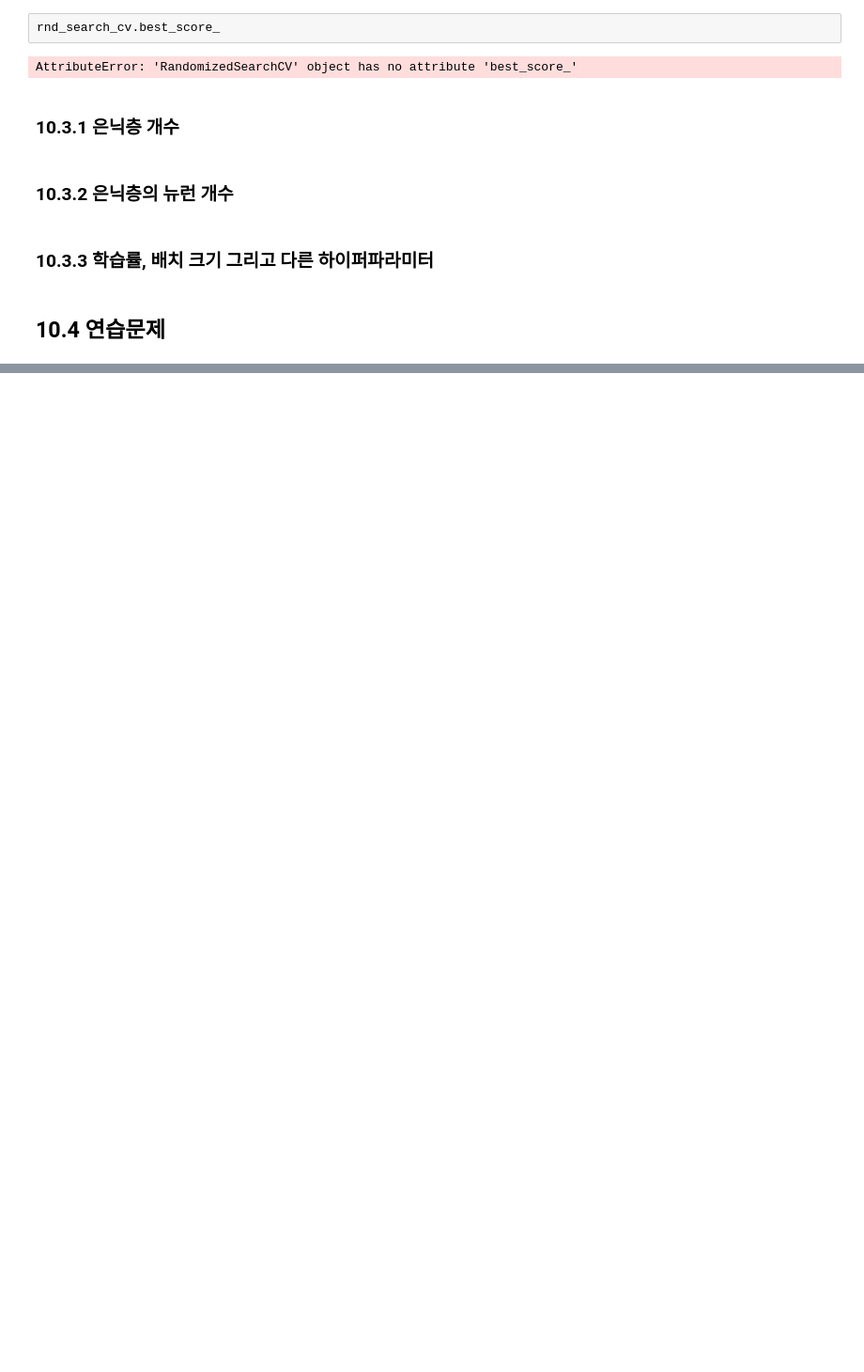
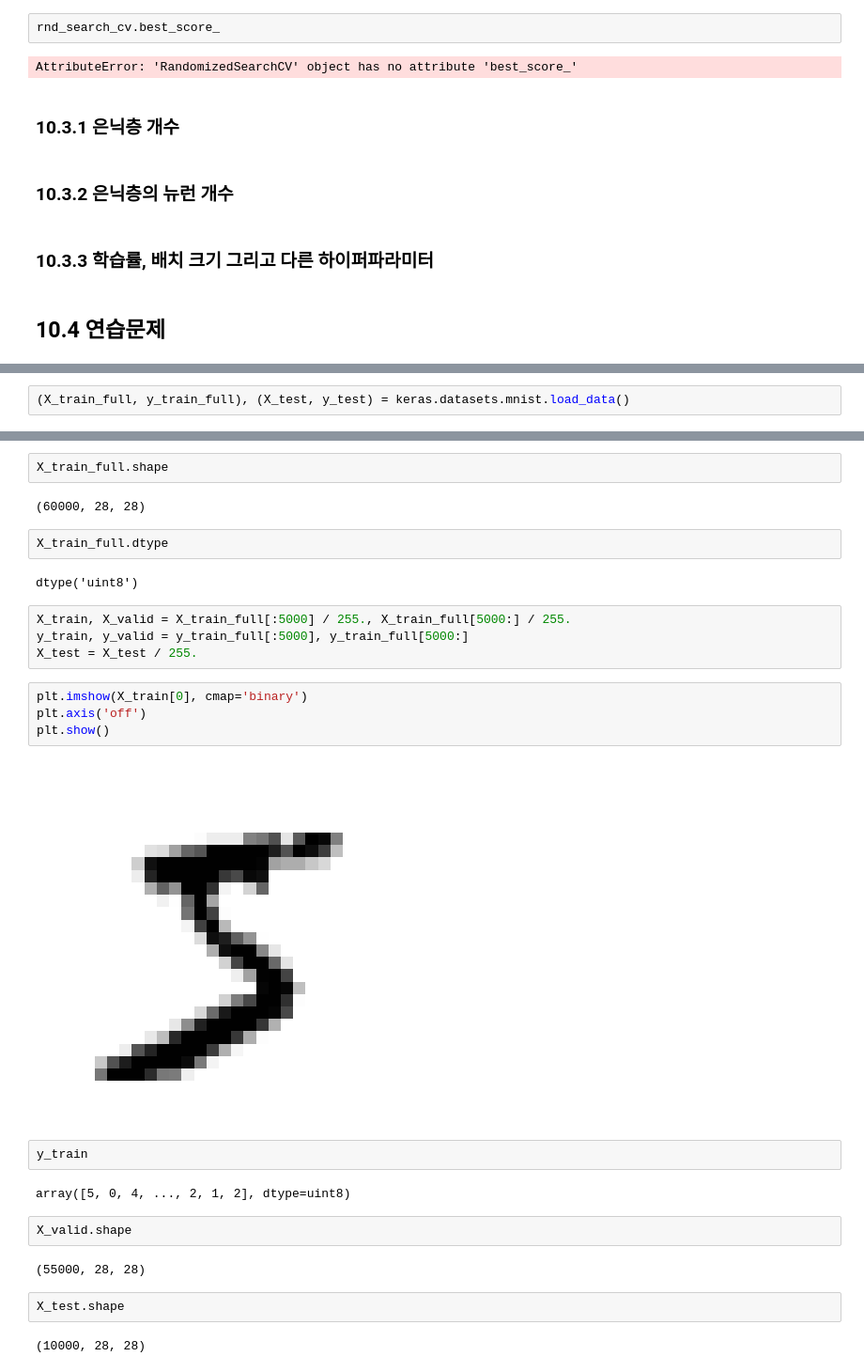
Before and after one commit to oneash98/HandsOnML, a Jupyter notebook: codes/10_neural_nets_with_keras.ipynb, the cells around one changed output, grey strips where cells are left out. Shown at 94% size. Cells and saved outputs as stored; diff of their text form; blank space fills up the shorter version.

```diff
--- a/codes/10_neural_nets_with_keras.ipynb
+++ b/codes/10_neural_nets_with_keras.ipynb
@@ -672,0 +675,2 @@ AttributeError: 'RandomizedSearchCV' object has no attribute 'best_score_'
+# %%
+(X_train_full, y_train_full), (X_test, y_test) = keras.datasets.mnist.load_data()
@@ -672,0 +680,30 @@ AttributeError: 'RandomizedSearchCV' object has no attribute 'best_score_'
+# %%
+X_train_full.shape
+# %% [output]
+(60000, 28, 28)
+# %%
+X_train_full.dtype
+# %% [output]
+dtype('uint8')
+# %%
+X_train, X_valid = X_train_full[:5000] / 255., X_train_full[5000:] / 255.
+y_train, y_valid = y_train_full[:5000], y_train_full[5000:]
+X_test = X_test / 255.
+# %%
+plt.imshow(X_train[0], cmap='binary')
+plt.axis('off')
+plt.show()
+# %% [output]
+[figure, added]
+# %%
+y_train
+# %% [output]
+array([5, 0, 4, ..., 2, 1, 2], dtype=uint8)
+# %%
+X_valid.shape
+# %% [output]
+(55000, 28, 28)
+# %%
+X_test.shape
+# %% [output]
+(10000, 28, 28)
```
Also changed, not shown: parts of 15 cells of this notebook, 3 other files.
